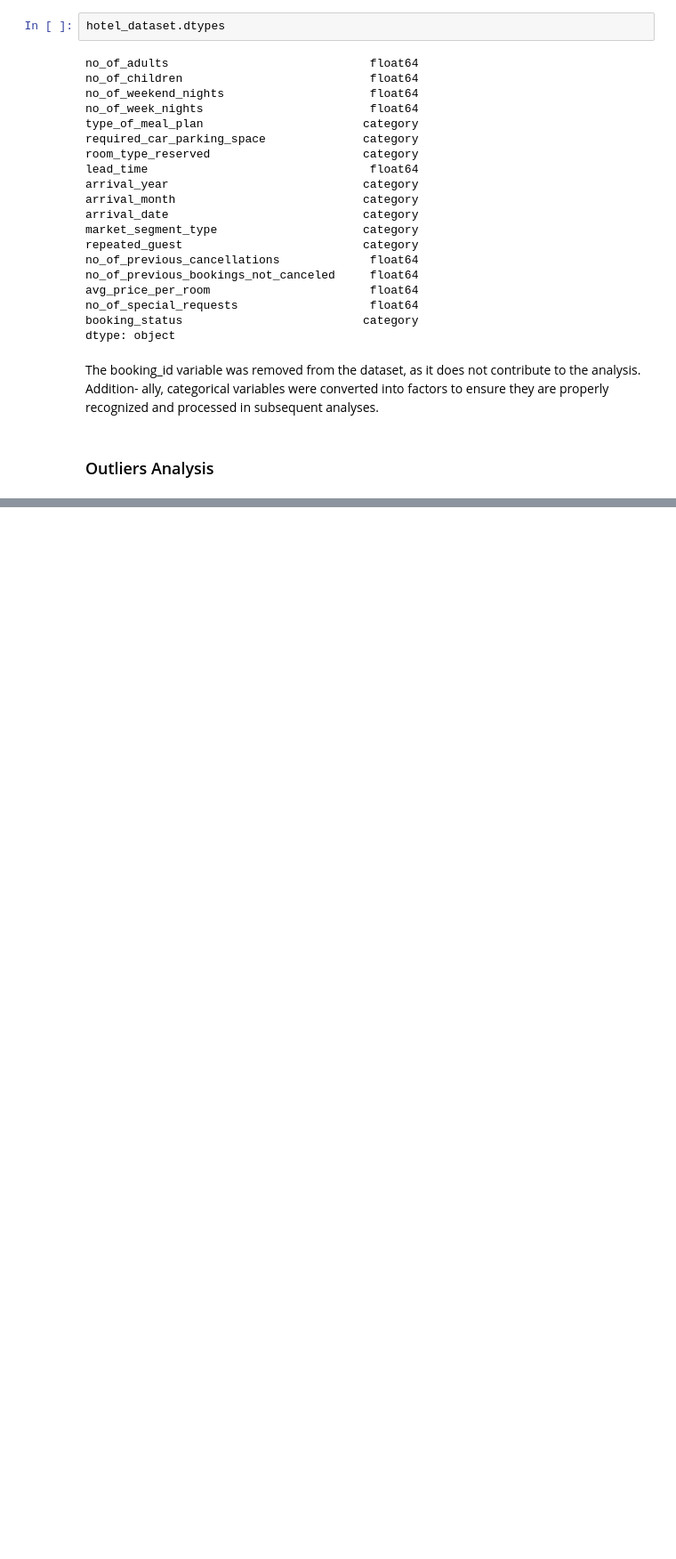
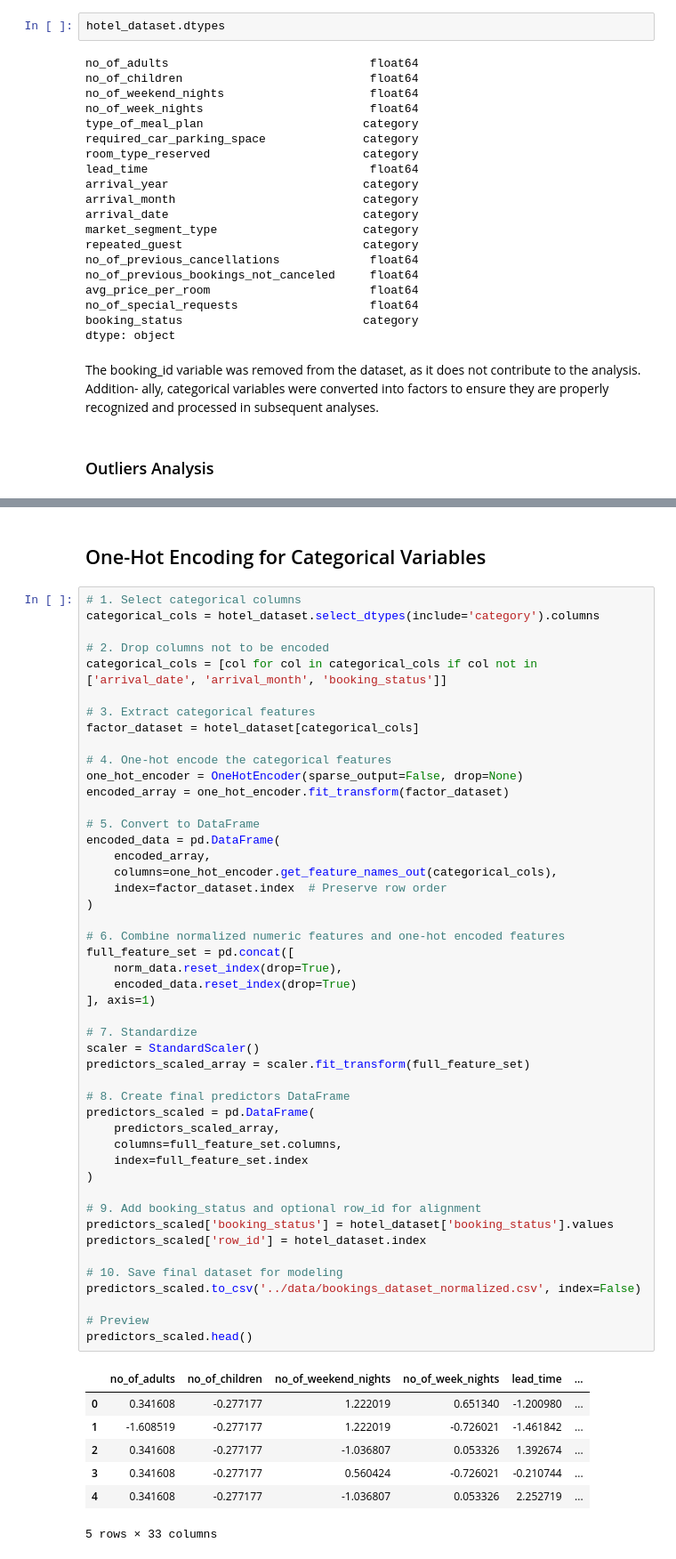
Before and after one commit to DmitriiZag/Hotel-Bookings, a Jupyter notebook: notebooks/data_cleaning_prepocessing.ipynb, the cells around one changed output, grey strips where cells are left out. Shown at 89% size. Saved outputs shown, nothing was run; the diff lists cells and outputs as text; blank space fills up the shorter version.

```diff
--- a/notebooks/data_cleaning_prepocessing.ipynb
+++ b/notebooks/data_cleaning_prepocessing.ipynb
@@ -135,0 +240,57 @@ for col in numeric_cols:
+# %% [markdown]
+## One-Hot Encoding for Categorical Variables
+# %%
+# 1. Select categorical columns
+categorical_cols = hotel_dataset.select_dtypes(include='category').columns
+
+# 2. Drop columns not to be encoded
+categorical_cols = [col for col in categorical_cols if col not in ['arrival_date', 'arrival_month', 'booking_status']]
+
+# 3. Extract categorical features
+factor_dataset = hotel_dataset[categorical_cols]
+
+# 4. One-hot encode the categorical features
+one_hot_encoder = OneHotEncoder(sparse_output=False, drop=None)
+encoded_array = one_hot_encoder.fit_transform(factor_dataset)
+
+# 5. Convert to DataFrame
+encoded_data = pd.DataFrame(
+    encoded_array,
+    columns=one_hot_encoder.get_feature_names_out(categorical_cols),
+    index=factor_dataset.index  # Preserve row order
+)
+
+# 6. Combine normalized numeric features and one-hot encoded features
+full_feature_set = pd.concat([
+    norm_data.reset_index(drop=True),
+    encoded_data.reset_index(drop=True)
+], axis=1)
+
+# 7. Standardize
+scaler = StandardScaler()
+predictors_scaled_array = scaler.fit_transform(full_feature_set)
+
+# 8. Create final predictors DataFrame
+predictors_scaled = pd.DataFrame(
+    predictors_scaled_array,
+    columns=full_feature_set.columns,
+    index=full_feature_set.index
+)
+
+# 9. Add booking_status and optional row_id for alignment
+predictors_scaled['booking_status'] = hotel_dataset['booking_status'].values
+predictors_scaled['row_id'] = hotel_dataset.index
+
+# 10. Save final dataset for modeling
+predictors_scaled.to_csv('../data/bookings_dataset_normalized.csv', index=False)
+
+# Preview
+predictors_scaled.head()
+# %% [output]
+|  | no_of_adults | no_of_children | no_of_weekend_nights | no_of_week_nights | lead_time | ... |
+| 0 | 0.341608 | -0.277177 | 1.222019 | 0.651340 | -1.200980 | ... |
+| 1 | -1.608519 | -0.277177 | 1.222019 | -0.726021 | -1.461842 | ... |
+| 2 | 0.341608 | -0.277177 | -1.036807 | 0.053326 | 1.392674 | ... |
+| 3 | 0.341608 | -0.277177 | 0.560424 | -0.726021 | -0.210744 | ... |
+| 4 | 0.341608 | -0.277177 | -1.036807 | 0.053326 | 2.252719 | ... |
+5 rows × 33 columns
```
Also changed, not shown: parts of 12 cells of this notebook, 2 other files.
